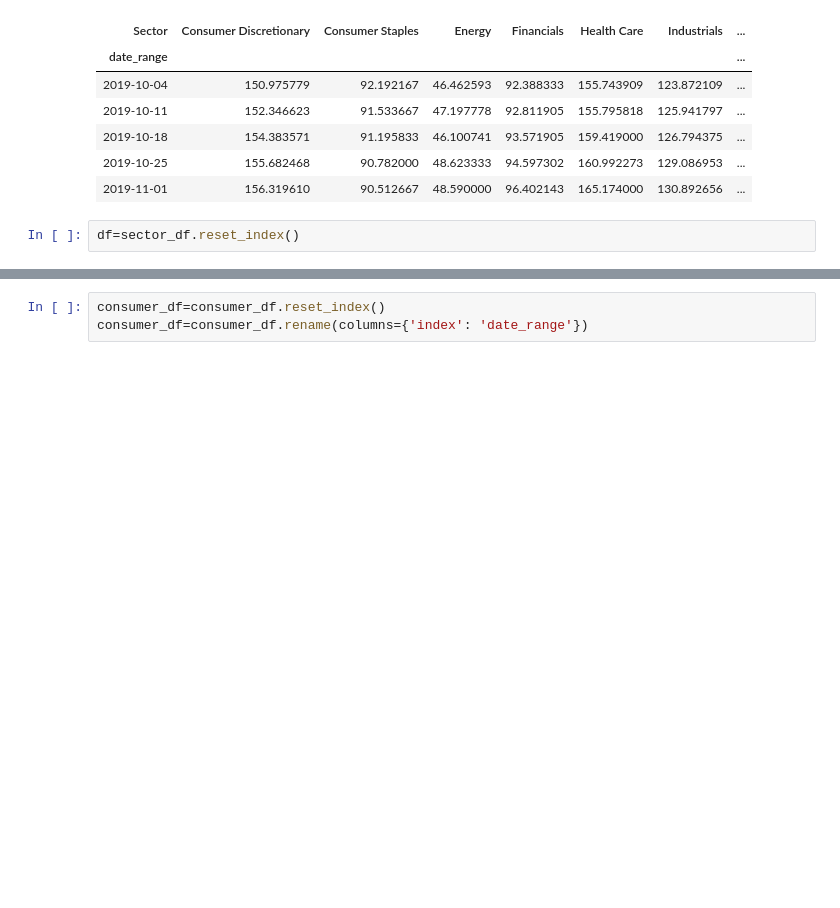
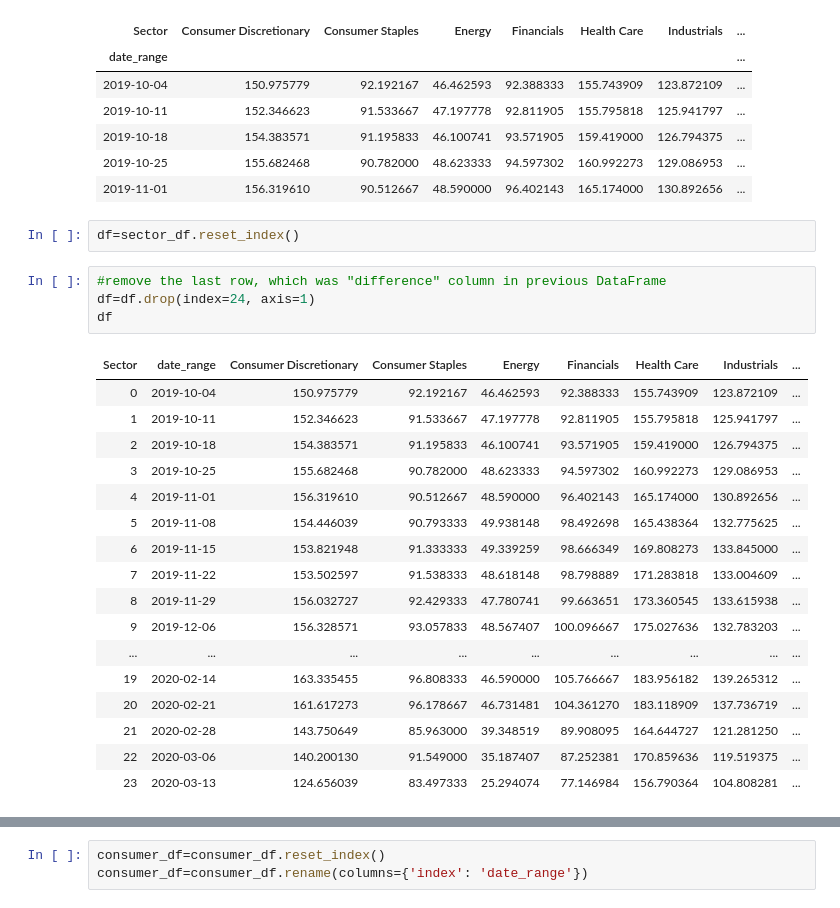
Before and after one commit to bhhnguyen/DataViz-Proj1, a Jupyter notebook: margeaux_code.ipynb, the cells around one changed output, grey strips where cells are left out. Saved outputs shown, nothing was run; the diff lists cells and outputs as text; blank space fills up the shorter version.

```diff
--- a/margeaux_code.ipynb
+++ b/margeaux_code.ipynb
@@ -174,4 +186,26 @@ sector_df.head()
 | 2019-11-01 | 156.319610 | 90.512667 | 48.590000 | 96.402143 | 165.174000 | 130.892656 | ... |
 # %%
 df=sector_df.reset_index()
+# %%
+#remove the last row, which was "difference" column in previous DataFrame
+df=df.drop(index=24, axis=1)
+df
+# %% [output]
+| Sector | date_range | Consumer Discretionary | Consumer Staples | Energy | Financials | Health Care | Industrials | ... |
+| 0 | 2019-10-04 | 150.975779 | 92.192167 | 46.462593 | 92.388333 | 155.743909 | 123.872109 | ... |
+| 1 | 2019-10-11 | 152.346623 | 91.533667 | 47.197778 | 92.811905 | 155.795818 | 125.941797 | ... |
+| 2 | 2019-10-18 | 154.383571 | 91.195833 | 46.100741 | 93.571905 | 159.419000 | 126.794375 | ... |
+| 3 | 2019-10-25 | 155.682468 | 90.782000 | 48.623333 | 94.597302 | 160.992273 | 129.086953 | ... |
+| 4 | 2019-11-01 | 156.319610 | 90.512667 | 48.590000 | 96.402143 | 165.174000 | 130.892656 | ... |
+| 5 | 2019-11-08 | 154.446039 | 90.793333 | 49.938148 | 98.492698 | 165.438364 | 132.775625 | ... |
+| 6 | 2019-11-15 | 153.821948 | 91.333333 | 49.339259 | 98.666349 | 169.808273 | 133.845000 | ... |
+| 7 | 2019-11-22 | 153.502597 | 91.538333 | 48.618148 | 98.798889 | 171.283818 | 133.004609 | ... |
+| 8 | 2019-11-29 | 156.032727 | 92.429333 | 47.780741 | 99.663651 | 173.360545 | 133.615938 | ... |
+| 9 | 2019-12-06 | 156.328571 | 93.057833 | 48.567407 | 100.096667 | 175.027636 | 132.783203 | ... |
+| ... | ... | ... | ... | ... | ... | ... | ... | ... |
+| 19 | 2020-02-14 | 163.335455 | 96.808333 | 46.590000 | 105.766667 | 183.956182 | 139.265312 | ... |
+| 20 | 2020-02-21 | 161.617273 | 96.178667 | 46.731481 | 104.361270 | 183.118909 | 137.736719 | ... |
+| 21 | 2020-02-28 | 143.750649 | 85.963000 | 39.348519 | 89.908095 | 164.644727 | 121.281250 | ... |
+| 22 | 2020-03-06 | 140.200130 | 91.549000 | 35.187407 | 87.252381 | 170.859636 | 119.519375 | ... |
+| 23 | 2020-03-13 | 124.656039 | 83.497333 | 25.294074 | 77.146984 | 156.790364 | 104.808281 | ... |
 # %%
```
Also changed, not shown: parts of 9 cells of this notebook.
